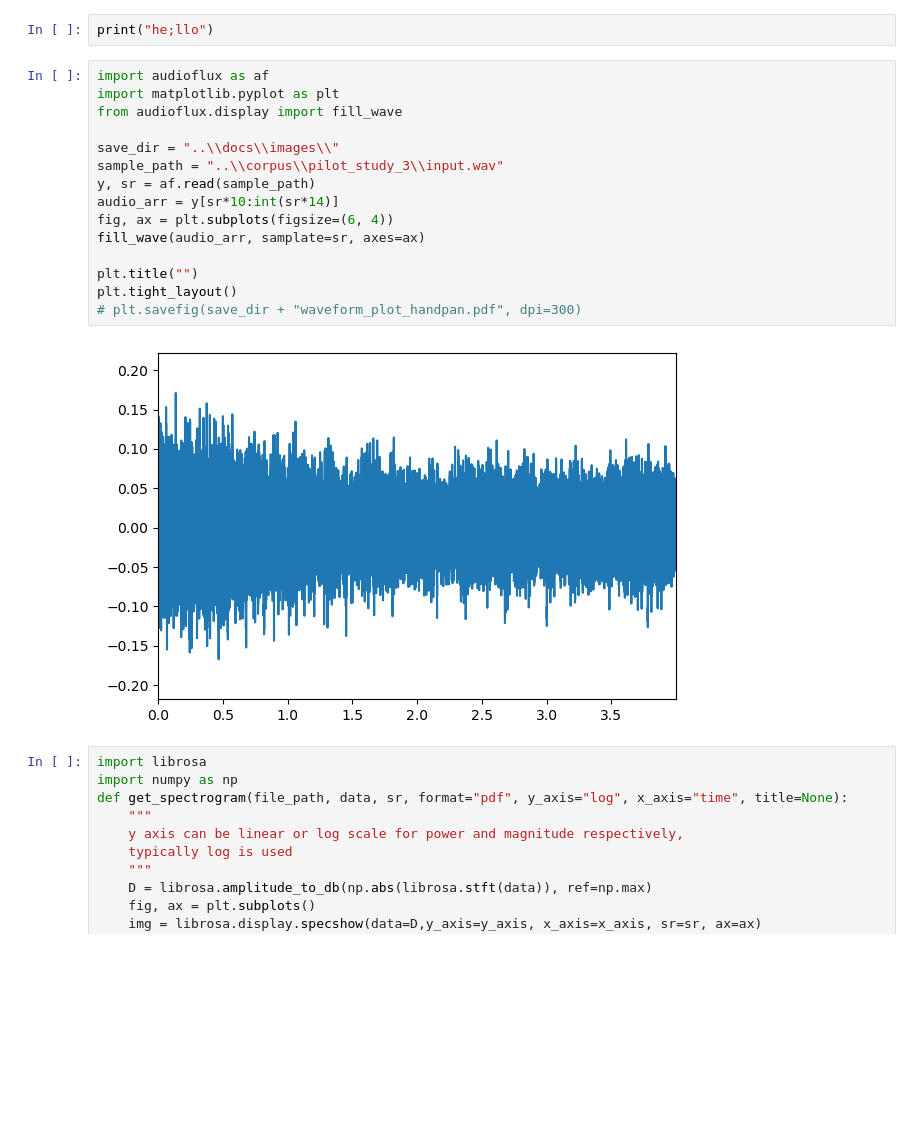
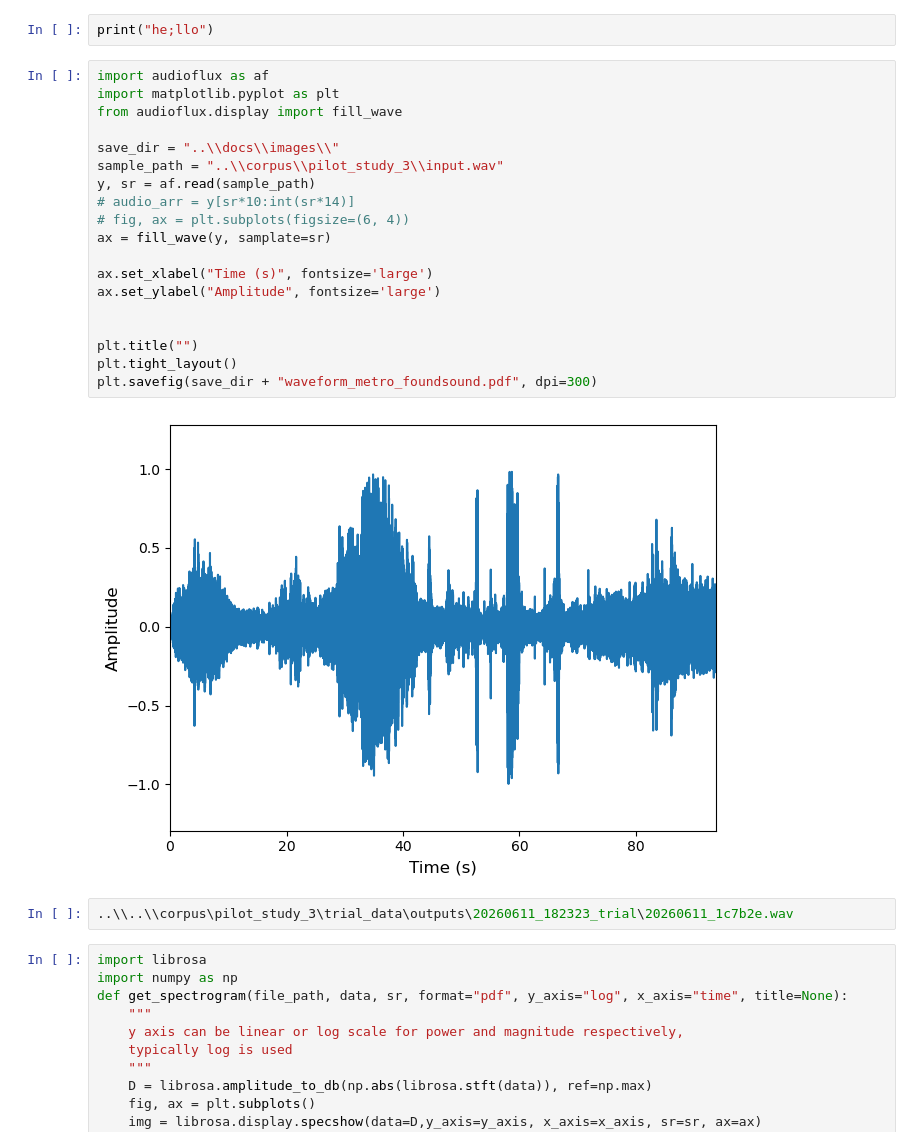
Before and after one commit to HippolyteLC/Foundmusic, a Jupyter notebook: notebooks/010_poster_visualizations.ipynb, the cells around one changed output. Drawn from its saved outputs; the diff is of its cells as text; blank space fills up the shorter version.

```diff
--- a/notebooks/010_poster_visualizations.ipynb
+++ b/notebooks/010_poster_visualizations.ipynb
@@ -3,20 +3,26 @@ print("he;llo")
 # %%
 import audioflux as af
 import matplotlib.pyplot as plt
 from audioflux.display import fill_wave
 
 save_dir = "..\\docs\\images\\"
 sample_path = "..\\corpus\\pilot_study_3\\input.wav"
 y, sr = af.read(sample_path)
-audio_arr = y[sr*10:int(sr*14)]
-fig, ax = plt.subplots(figsize=(6, 4))
-fill_wave(audio_arr, samplate=sr, axes=ax)
+# audio_arr = y[sr*10:int(sr*14)]
+# fig, ax = plt.subplots(figsize=(6, 4))
+ax = fill_wave(y, samplate=sr)
+
+ax.set_xlabel("Time (s)", fontsize='large')
+ax.set_ylabel("Amplitude", fontsize='large')
+
 
 plt.title("")
 plt.tight_layout()
-# plt.savefig(save_dir + "waveform_plot_handpan.pdf", dpi=300)
+plt.savefig(save_dir + "waveform_metro_foundsound.pdf", dpi=300)
 # %% [output]
-[figure, old version]
+[figure, new version]
+# %%
+..\\..\\corpus\pilot_study_3\trial_data\outputs\20260611_182323_trial\20260611_1c7b2e.wav
 # %%
 import librosa
 import numpy as np
```
Also changed, not shown: parts of 9 cells of this notebook, 17 other files.
